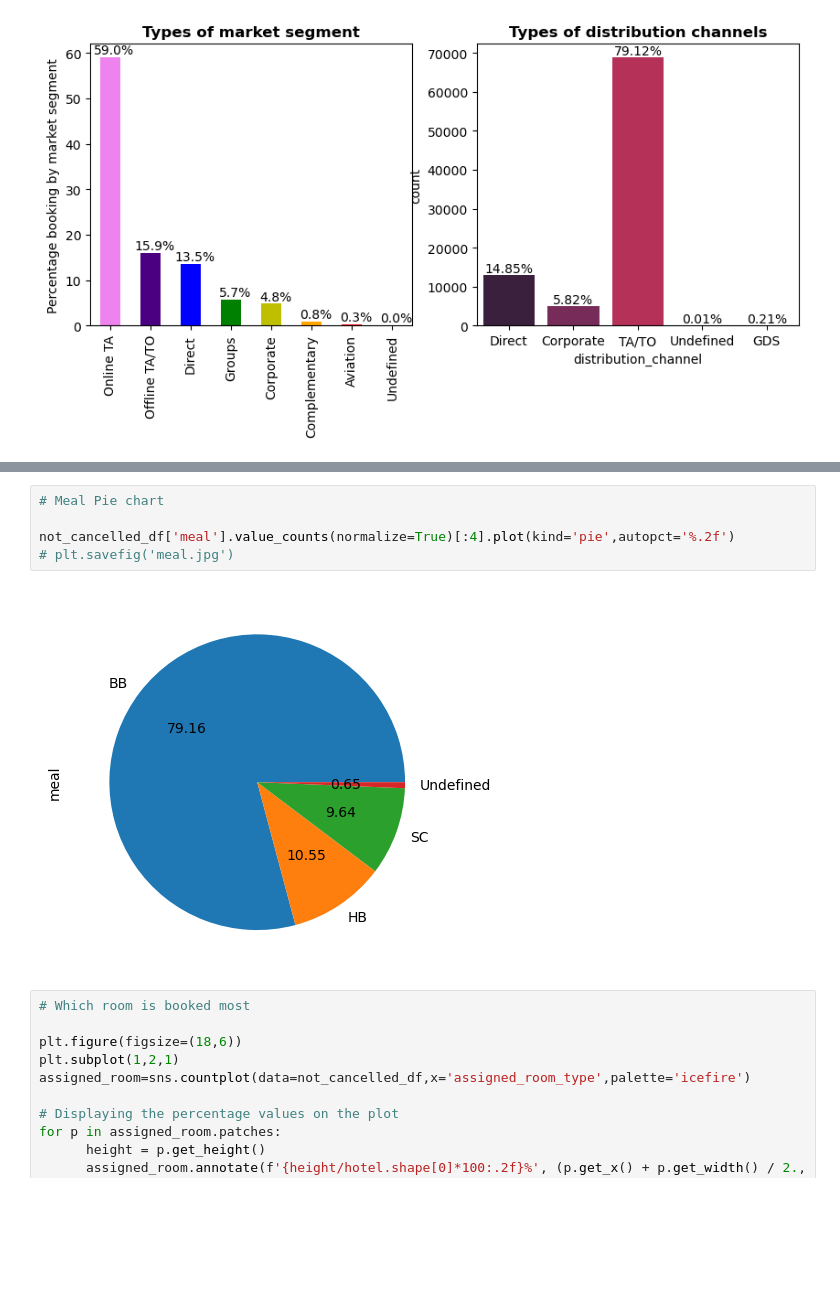
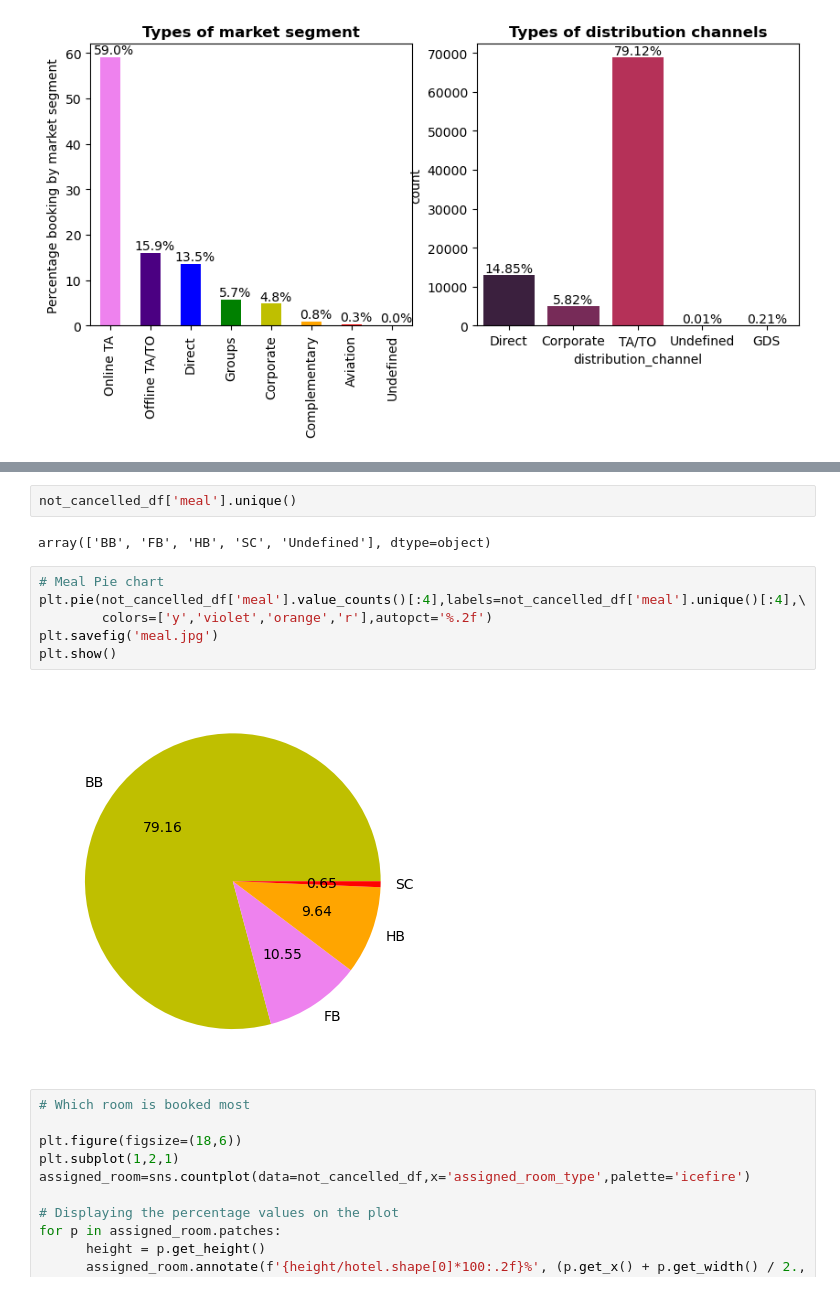
Before and after one commit to lakshay170/hotel_capstone, a Jupyter notebook: Hotel_Capstone.ipynb, the cells around one changed output, grey strips where cells are left out. Cells and saved outputs as stored; diff of their text form; blank space fills up the shorter version.

```diff
--- a/Hotel_Capstone.ipynb
+++ b/Hotel_Capstone.ipynb
@@ -740,10 +760,15 @@ for p in cust_type.patches:
+# %%
+not_cancelled_df['meal'].unique()
+# %% [output]
+array(['BB', 'FB', 'HB', 'SC', 'Undefined'], dtype=object)
 # %%
 # Meal Pie chart
-
-not_cancelled_df['meal'].value_counts(normalize=True)[:4].plot(kind='pie',autopct='%.2f')
-# plt.savefig('meal.jpg')
+plt.pie(not_cancelled_df['meal'].value_counts()[:4],labels=not_cancelled_df['meal'].unique()[:4],\
+        colors=['y','violet','orange','r'],autopct='%.2f')
+plt.savefig('meal.jpg')
+plt.show()
 # %% [output]
-[figure, old version]
+[figure, new version]
 # %%
 # Which room is booked most
 
```
Also changed, not shown: parts of 37 cells of this notebook.
